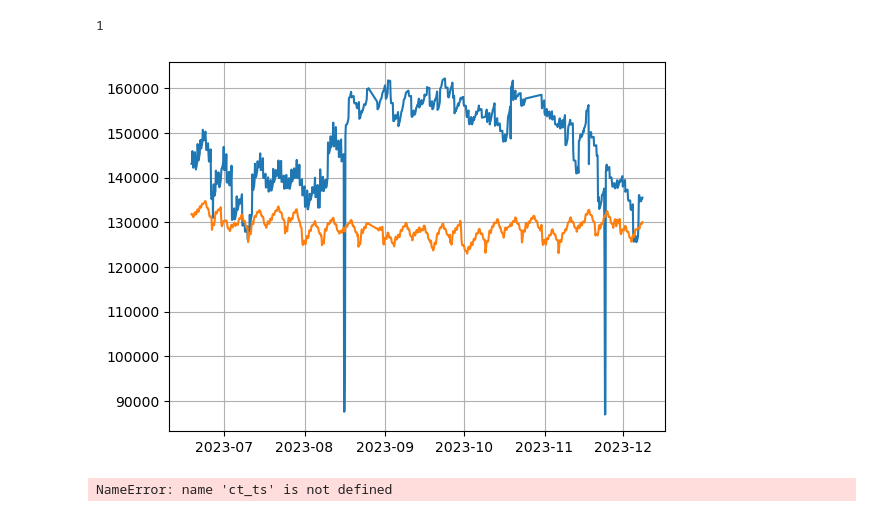
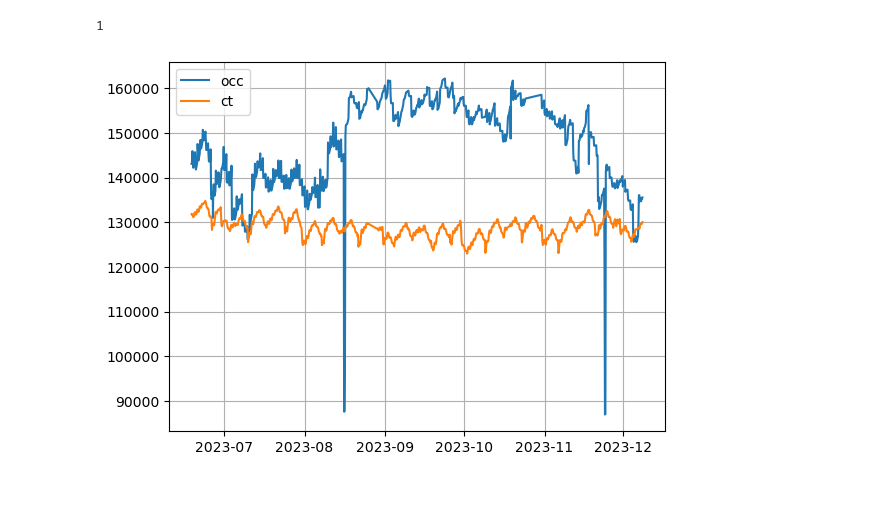
Before and after one commit to eduardofv/learn_spark, a Jupyter notebook: work-dir/claims.ipynb, the cells around one changed output. Cells and saved outputs as stored; diff of their text form; code cells hidden in the pictures.

```diff
--- a/work-dir/claims.ipynb
+++ b/work-dir/claims.ipynb
@@ -103,17 +103,14 @@ df.rdd.getNumPartitions()
 # %%
 ct = df.where(df.url.startswith("https://mx.computrabajo")).sort("scraped_at").withColumn("num_claim", df["claim"].cast("int")).select("scraped_at", "num_claim").toPandas()
 occ = df.where(df.url.startswith("https://www.occ")).sort("scraped_at").withColumn("num_claim", df["claim"].cast("int")).select("scraped_at", "num_claim").toPandas()
 
 ct['scraped_at'] = pd.to_datetime(ct['scraped_at'])
 occ['scraped_at'] = pd.to_datetime(occ['scraped_at'])
 
 plt.plot(occ.set_index('scraped_at'))
 plt.plot(ct.set_index('scraped_at'))
 plt.grid(which="both")
+plt.legend(['occ', 'ct'])
 plt.show()
 # %% [output]
-[figure, old version]
+[figure, new version]
-# %%
-ct_ts["num_claim"]
-# %% [output]
-NameError: name 'ct_ts' is not defined
```
Also changed, not shown: parts of 9 cells of this notebook, 1 other file.
